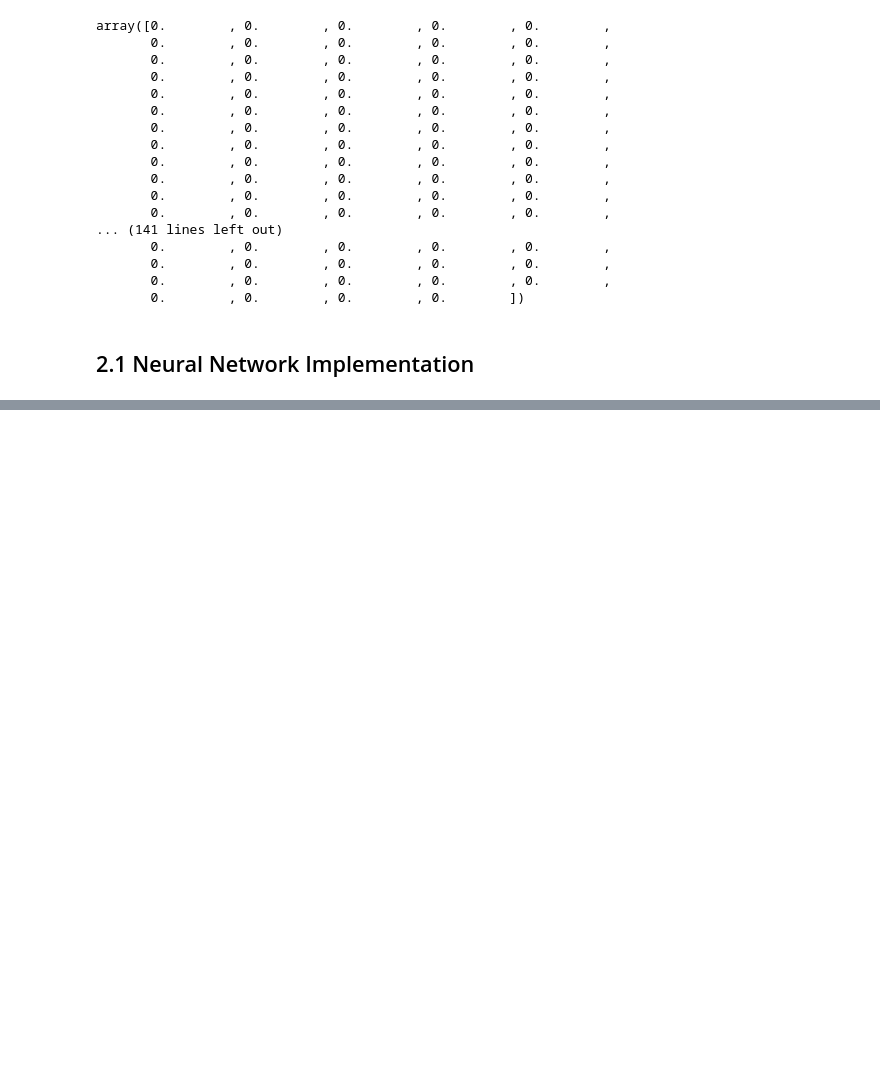
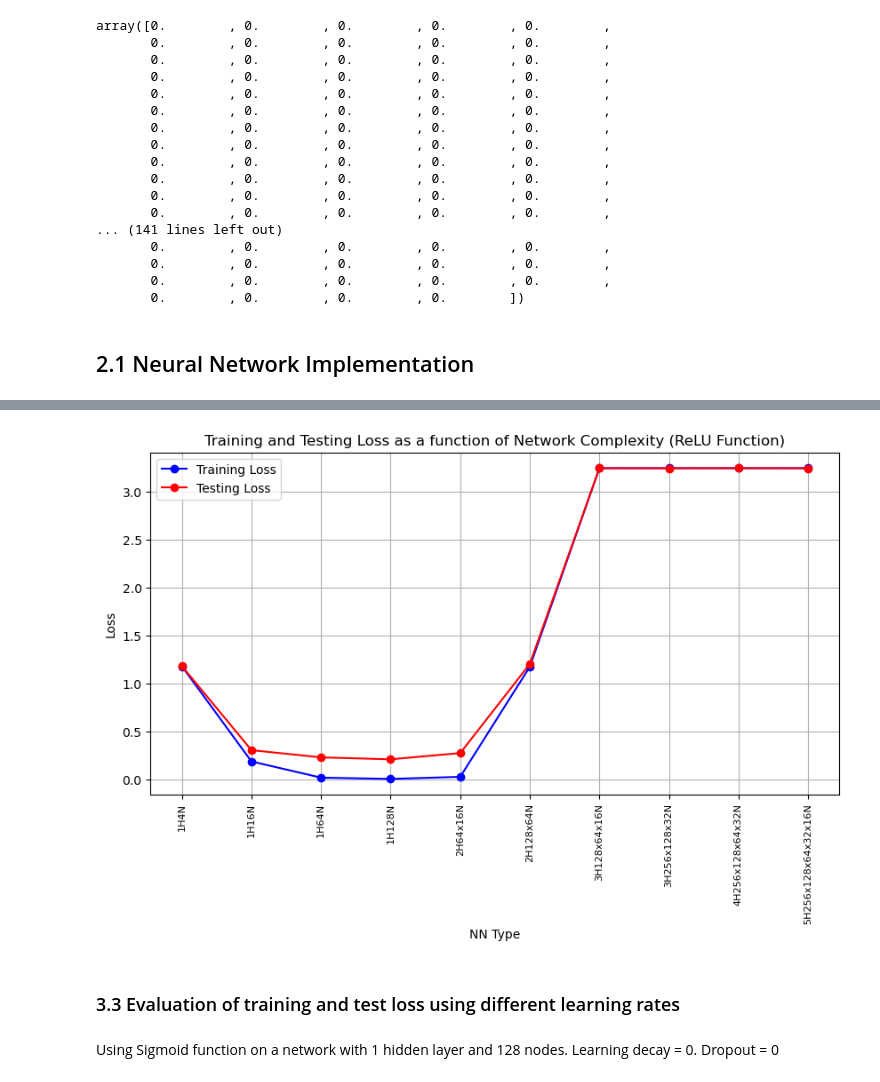
Before and after one commit to Razbolt/Neural-Network, a Jupyter notebook: Task1.ipynb, the cells around one changed output, grey strips where cells are left out. Drawn from its saved outputs; the diff is of its cells as text; code cells hidden in the pictures; blank space fills up the shorter version.

Commit message:
Further evaluation and analysis

```diff
--- a/Task1.ipynb
+++ b/Task1.ipynb
@@ -729,0 +762,19 @@ Test Loss: 0.4533912470717704, Test Accuracy: 0.9292
+# %%
+# Plot graph of results
+plt.figure(figsize=(10, 5))
+plt.plot(nn_type, training_loss, label='Training Loss', color='blue', marker='o')
+plt.plot(nn_type, testing_loss, label='Testing Loss', color='red', marker='o')
+plt.title('Training and Testing Loss as a function of Network Complexity (ReLU Function)')
+plt.xlabel('NN Type')
+plt.ylabel('Loss')
+plt.xticks(rotation=90,fontsize=8)
+plt.legend()
+plt.grid(True)
+plt.tight_layout
+plt.show()
+# %% [output]
+[figure, added]
+# %% [markdown]
+### 3.3 Evaluation of training and test loss using different learning rates
+# %% [markdown]
+Using Sigmoid function on a network with 1 hidden layer and 128 nodes. Learning decay = 0. Dropout = 0
```
Also changed, not shown: parts of 63 cells of this notebook.
